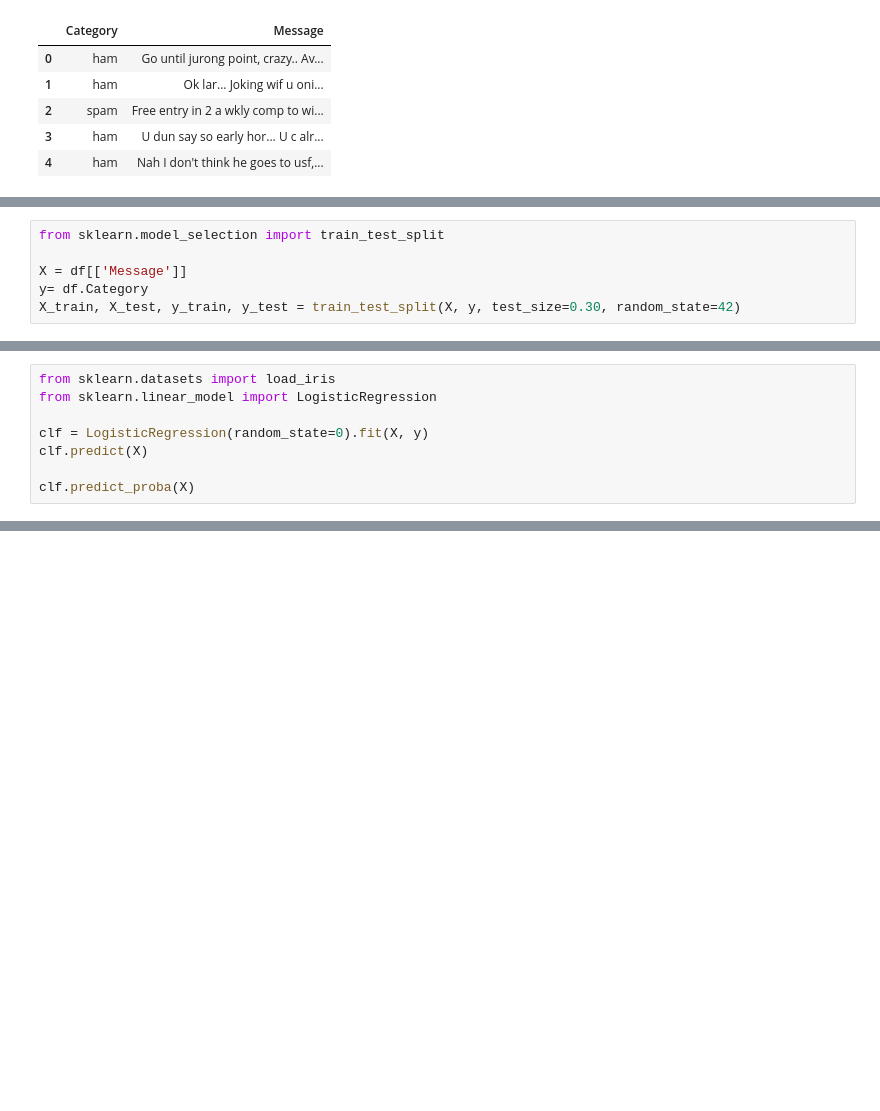
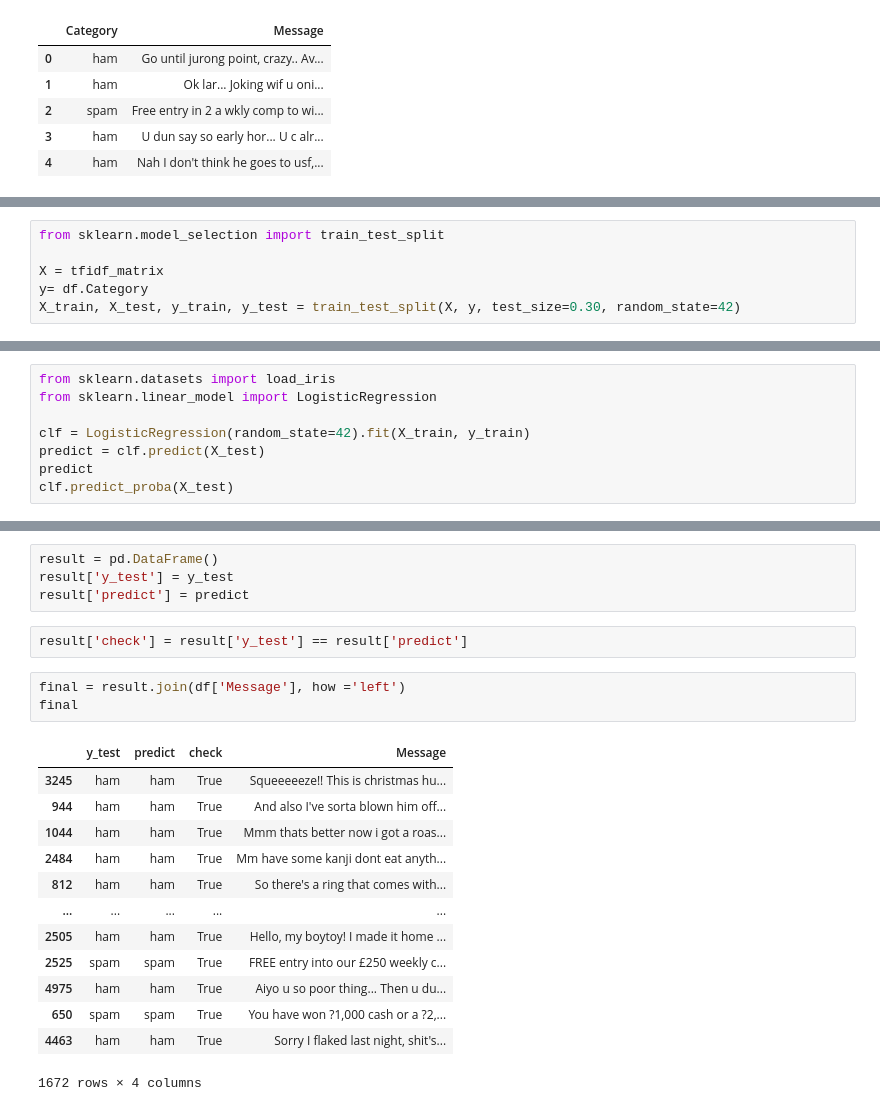
Before and after one commit to iMelamory/Python_for_analytics, a Jupyter notebook: Stats/Case_study/Case_study.ipynb, the cells around one changed output, grey strips where cells are left out. Drawn from its saved outputs; the diff is of its cells as text; blank space fills up the shorter version.

```diff
--- a/Stats/Case_study/Case_study.ipynb
+++ b/Stats/Case_study/Case_study.ipynb
@@ -256,7 +245,7 @@ tfidf_matrix = pd.DataFrame(tfidf_matrix.toarray(), columns=names)
 # %%
 from sklearn.model_selection import train_test_split
 
-X = df[['Message']]
+X = tfidf_matrix
 y= df.Category
 X_train, X_test, y_train, y_test = train_test_split(X, y, test_size=0.30, random_state=42)
 # %%
@@ -267,8 +260,8 @@ X_train.shape
 from sklearn.datasets import load_iris
 from sklearn.linear_model import LogisticRegression
 
-clf = LogisticRegression(random_state=0).fit(X, y)
-clf.predict(X)
-
-clf.predict_proba(X)
+clf = LogisticRegression(random_state=42).fit(X_train, y_train)
+predict = clf.predict(X_test)
+predict
+clf.predict_proba(X_test)
 # %% [output]
@@ -275,0 +296,23 @@ ValueError: could not convert string to float: 'Go until jurong point, crazy.. A
+# %%
+result = pd.DataFrame()
+result['y_test'] = y_test
+result['predict'] = predict
+# %%
+result['check'] = result['y_test'] == result['predict']
+# %%
+final = result.join(df['Message'], how ='left')
+final
+# %% [output]
+|  | y_test | predict | check | Message |
+| 3245 | ham | ham | True | Squeeeeeze!! This is christmas hu... |
+| 944 | ham | ham | True | And also I've sorta blown him off... |
+| 1044 | ham | ham | True | Mmm thats better now i got a roas... |
+| 2484 | ham | ham | True | Mm have some kanji dont eat anyth... |
+| 812 | ham | ham | True | So there's a ring that comes with... |
+| ... | ... | ... | ... | ... |
+| 2505 | ham | ham | True | Hello, my boytoy! I made it home ... |
+| 2525 | spam | spam | True | FREE entry into our £250 weekly c... |
+| 4975 | ham | ham | True | Aiyo u so poor thing... Then u du... |
+| 650 | spam | spam | True | You have won ?1,000 cash or a ?2,... |
+| 4463 | ham | ham | True | Sorry I flaked last night, shit's... |
+1672 rows × 4 columns
```
Also changed, not shown: parts of 16 cells of this notebook.
